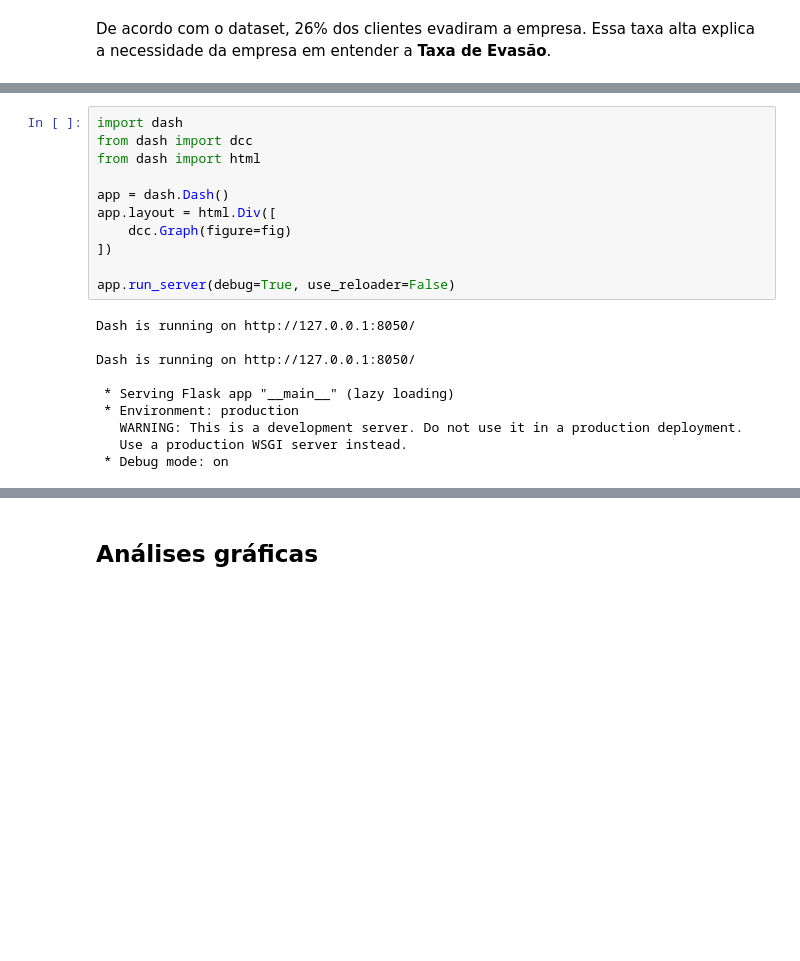
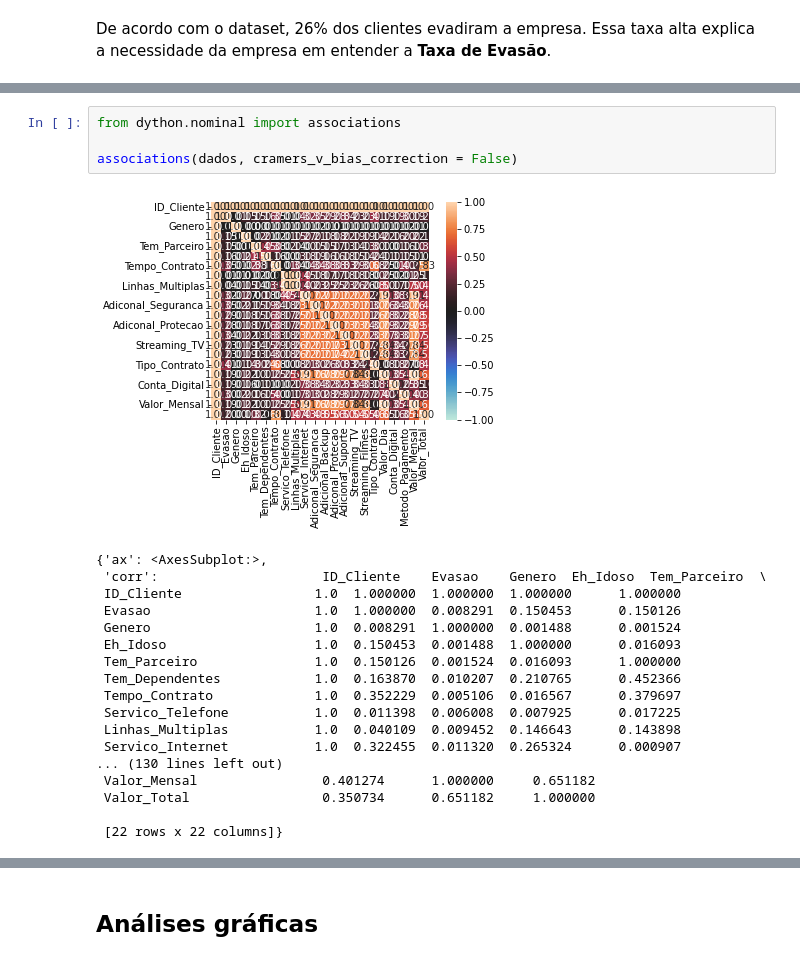
Before and after one commit to vinicius-pf/Challenge_DataScience, a Jupyter notebook: Semana 2/Semana_2.ipynb, the cells around one changed output, grey strips where cells are left out. Drawn from its saved outputs; the diff is of its cells as text; blank space fills up the shorter version.

```diff
--- a/Semana 2/Semana_2.ipynb
+++ b/Semana 2/Semana_2.ipynb
@@ -196,21 +208,23 @@ Successfully installed brotli-1.0.9 dash-2.4.1 dash-core-components-2.0.0 dash-h
-# %%
-import dash
-from dash import dcc
-from dash import html
-
-app = dash.Dash()
-app.layout = html.Div([
-    dcc.Graph(figure=fig)
-])
-
-app.run_server(debug=True, use_reloader=False)
-# %% [output]
-Dash is running on http://127.0.0.1:8050/
-
-Dash is running on http://127.0.0.1:8050/
-
- * Serving Flask app "__main__" (lazy loading)
- * Environment: production
-   WARNING: This is a development server. Do not use it in a production deployment.
-   Use a production WSGI server instead.
- * Debug mode: on
+# %%
+from dython.nominal import associations
+
+associations(dados, cramers_v_bias_correction = False)
+# %% [output]
+[figure, added]
+{'ax': <AxesSubplot:>,
+ 'corr':                     ID_Cliente    Evasao    Genero  Eh_Idoso  Tem_Parceiro  \
+ ID_Cliente                 1.0  1.000000  1.000000  1.000000      1.000000
+ Evasao                     1.0  1.000000  0.008291  0.150453      0.150126
+ Genero                     1.0  0.008291  1.000000  0.001488      0.001524
+ Eh_Idoso                   1.0  0.150453  0.001488  1.000000      0.016093
+ Tem_Parceiro               1.0  0.150126  0.001524  0.016093      1.000000
+ Tem_Dependentes            1.0  0.163870  0.010207  0.210765      0.452366
+ Tempo_Contrato             1.0  0.352229  0.005106  0.016567      0.379697
+ Servico_Telefone           1.0  0.011398  0.006008  0.007925      0.017225
+ Linhas_Multiplas           1.0  0.040109  0.009452  0.146643      0.143898
+ Servico_Internet           1.0  0.322455  0.011320  0.265324      0.000907
+... (130 lines left out)
+ Valor_Mensal                0.401274      1.000000     0.651182
+ Valor_Total                 0.350734      0.651182     1.000000
+
+ [22 rows x 22 columns]}
```
Also changed, not shown: parts of 99 cells of this notebook.
